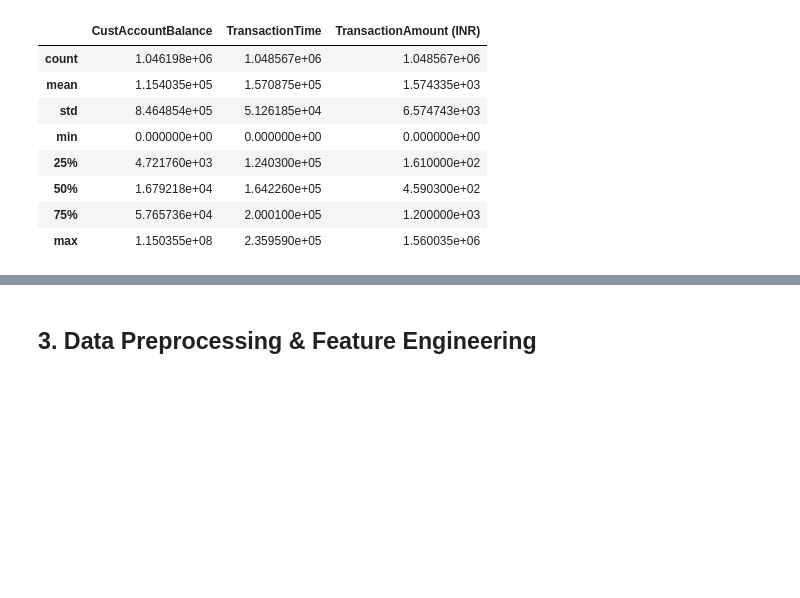
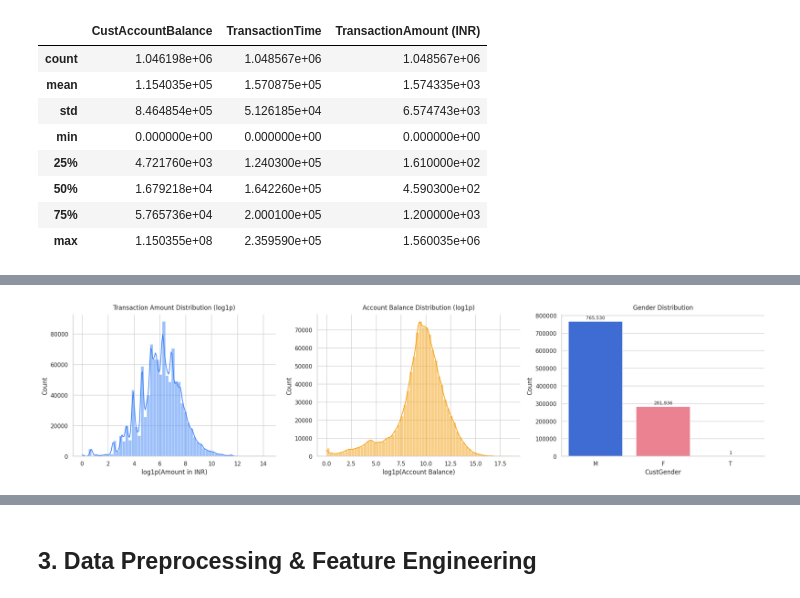
Before and after one commit to condrowiyono/pdb, a Jupyter notebook: bagian1_banking_hints.ipynb, the cells around one changed output, grey strips where cells are left out. Saved outputs shown, nothing was run; the diff lists cells and outputs as text; code cells hidden in the pictures; blank space fills up the shorter version.

```diff
--- a/bagian1_banking_hints.ipynb
+++ b/bagian1_banking_hints.ipynb
@@ -100,3 +107,34 @@ plt.show()
+# %%
+# Visualize key distributions (improved)
+sns.set_theme(style='whitegrid')
+fig, axes = plt.subplots(1, 3, figsize=(20, 5))
+
+amount_log = np.log1p(df_india['TransactionAmount (INR)'])
+sns.histplot(amount_log, bins=60, kde=True, color='#3b82f6', ax=axes[0])
+axes[0].set_title('Transaction Amount Distribution (log1p)', fontsize=12, pad=10)
+axes[0].set_xlabel('log1p(Amount in INR)')
+axes[0].set_ylabel('Count')
+
+balance_log = np.log1p(df_india['CustAccountBalance'])
+sns.histplot(balance_log, bins=60, kde=True, color='#f59e0b', ax=axes[1])
+axes[1].set_title('Account Balance Distribution (log1p)', fontsize=12, pad=10)
+axes[1].set_xlabel('log1p(Account Balance)')
+axes[1].set_ylabel('Count')
+
+gender_counts = df_india['CustGender'].value_counts()
+sns.barplot(x=gender_counts.index, y=gender_counts.values, palette=['#2563eb', '#fb7185', '#9ca3af'], ax=axes[2])
+axes[2].set_title('Gender Distribution', fontsize=12, pad=10)
+axes[2].set_xlabel('CustGender')
+axes[2].set_ylabel('Count')
+for i, v in enumerate(gender_counts.values):
+    axes[2].text(i, v + (0.01 * gender_counts.max()), f'{v:,}', ha='center', va='bottom', fontsize=9)
+
+sns.despine()
+plt.tight_layout()
+plt.savefig('distributions.png', dpi=150)
+plt.show()
+# %% [output]
+[figure, added]
 # %%
 # Top 10 customer locations
 top_locations = df_india['CustLocation'].value_counts().head(10)
```
Also changed, not shown: parts of 19 cells of this notebook, 8 other files.
